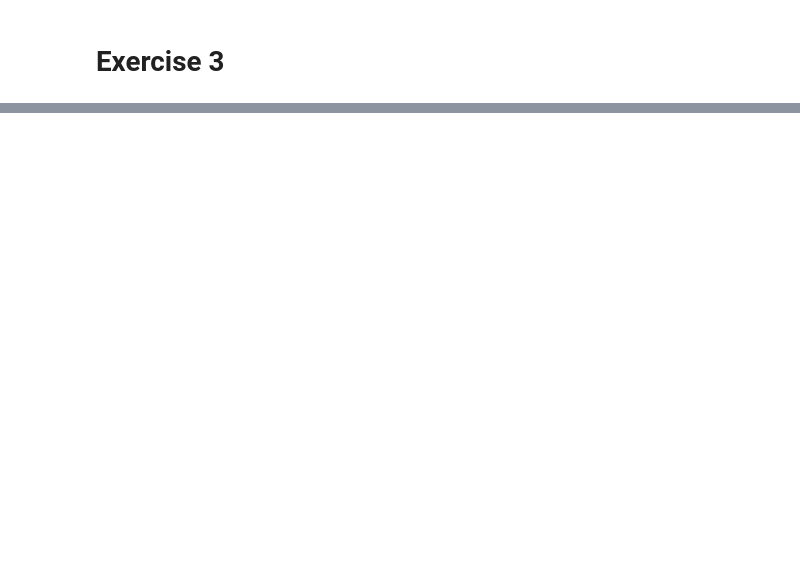
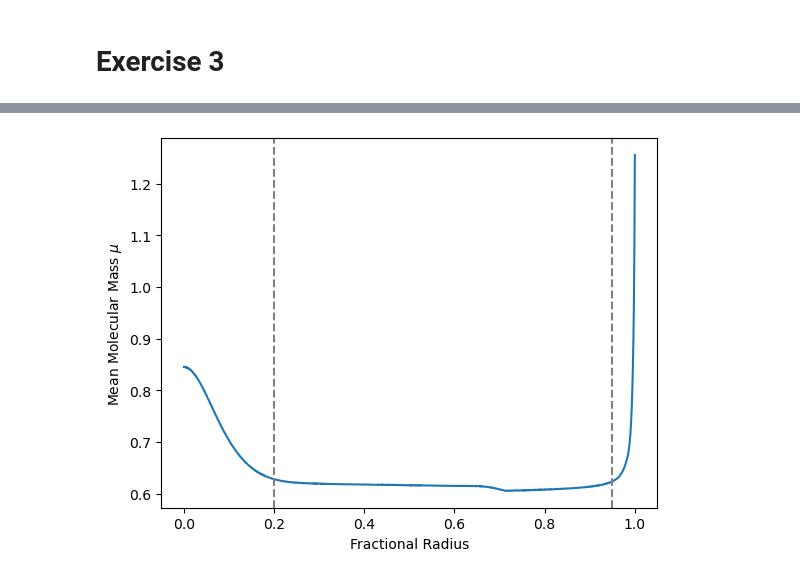
Before and after one commit to qingru-hu/Stars-and-Planets, a Jupyter notebook: ps4/code/cal.ipynb, the cells around one changed output, grey strips where cells are left out. Saved outputs shown, nothing was run; the diff lists cells and outputs as text; code cells hidden in the pictures; blank space fills up the shorter version.

```diff
--- a/ps4/code/cal.ipynb
+++ b/ps4/code/cal.ipynb
@@ -153,0 +32,4 @@ for t in tgs:
+# %%
+sun_data = np.loadtxt('solar_standard_model-vinyoles.txt')
+sun_data[0, :]
+# cols::[Mass,Radius,Temp,Rho,Pres,Lumi,H1,He4,He3,C12,C13,N14,N15,O16,O17,O18,Ne,Na,Mg,Al,Si,P,S,Cl,Ar,K,Ca,Sc,Ti,V,Cr,Mn,Fe,Co,Ni]
@@ -153,0 +44,18 @@ for t in tgs:
+# %%
+m = sun_data[:, 0]
+r = sun_data[:, 1]
+T = sun_data[:, 2]
+rho = sun_data[:, 3]
+P = sun_data[:, 4]
+# %%
+mu = (rho*k*T)/(P*m_u)
+plt.plot(r, mu)
+plt.axvline(0.2, linestyle='--', color='grey')
+plt.axvline(0.95, linestyle='--', color='grey')
+plt.xlabel('Fractional Radius')
+plt.ylabel(r'Mean Molecular Mass $\mu$')
+# plt.ylim(0.5, 1.5)
+plt.savefig('mu.png', dpi=100)
+plt.show()
+# %% [output]
+[figure, added]
```
Also changed, not shown: parts of 19 cells of this notebook, 10 other files.
